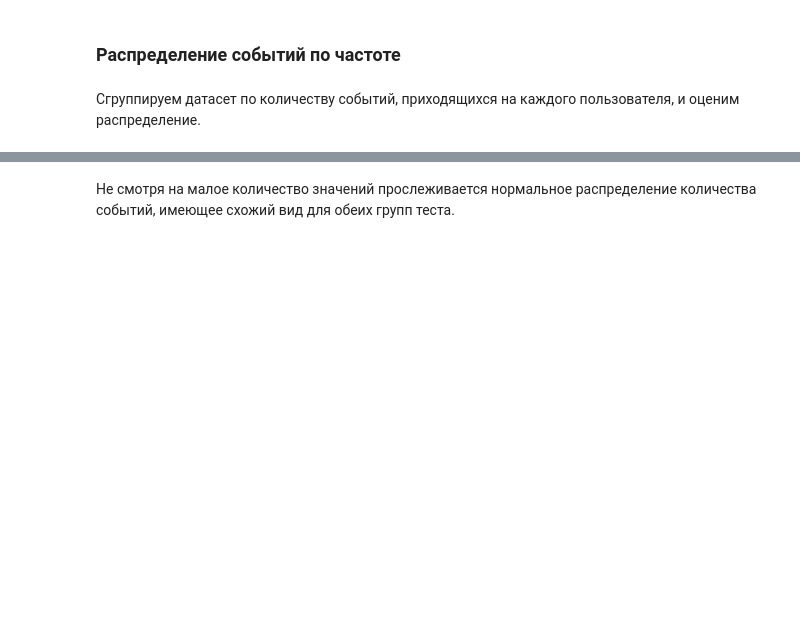
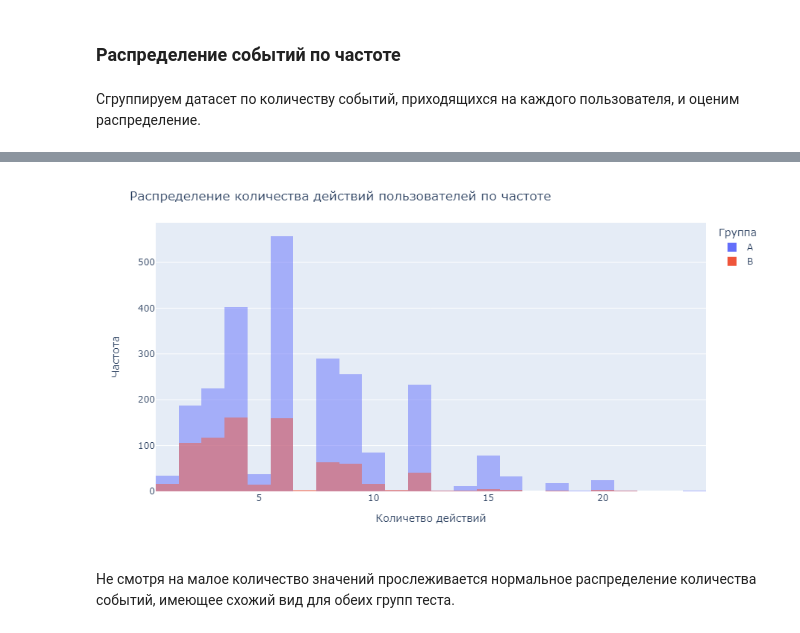
Before and after one commit to alexjamsky/data_analysis, a Jupyter notebook: A_B_test_analysis/A_B_test_analysis.ipynb, the cells around one changed output, grey strips where cells are left out. Cells and saved outputs as stored; diff of their text form; code cells hidden in the pictures; blank space fills up the shorter version.

```diff
--- a/A_B_test_analysis/A_B_test_analysis.ipynb
+++ b/A_B_test_analysis/A_B_test_analysis.ipynb
@@ -481,8 +480,10 @@ fig = px.histogram(counts_events_per_user, color='group', barmode='overlay')
 fig.update_layout(title='Распределение количества действий пользователей по частоте',
                   xaxis_title='Количетво действий',
                   yaxis_title='Частота',
-                  legend_title_text='Группа'
+                  legend_title_text='Группа',
+                  width=900
                  )
 
-fig.show()
+static_image_bytes = pio.to_image(fig, format='png')
+display(Image(static_image_bytes))
 # %% [output]
@@ -490,3 +490,4 @@ fig.show()
+[figure, added]
 # %% [markdown]
 Не смотря на малое количество значений прослеживается нормальное распределение количества событий, имеющее схожий вид для обеих групп теста.
 # %% [markdown]
```
Also changed, not shown: parts of 5 cells of this notebook.
